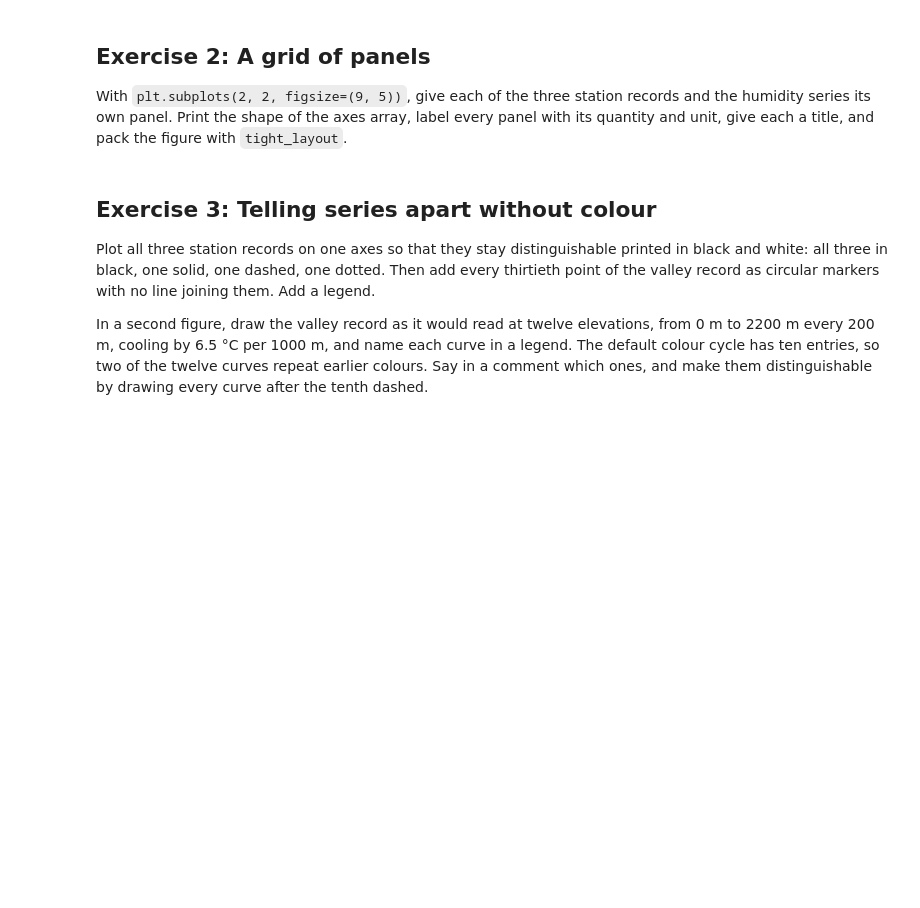
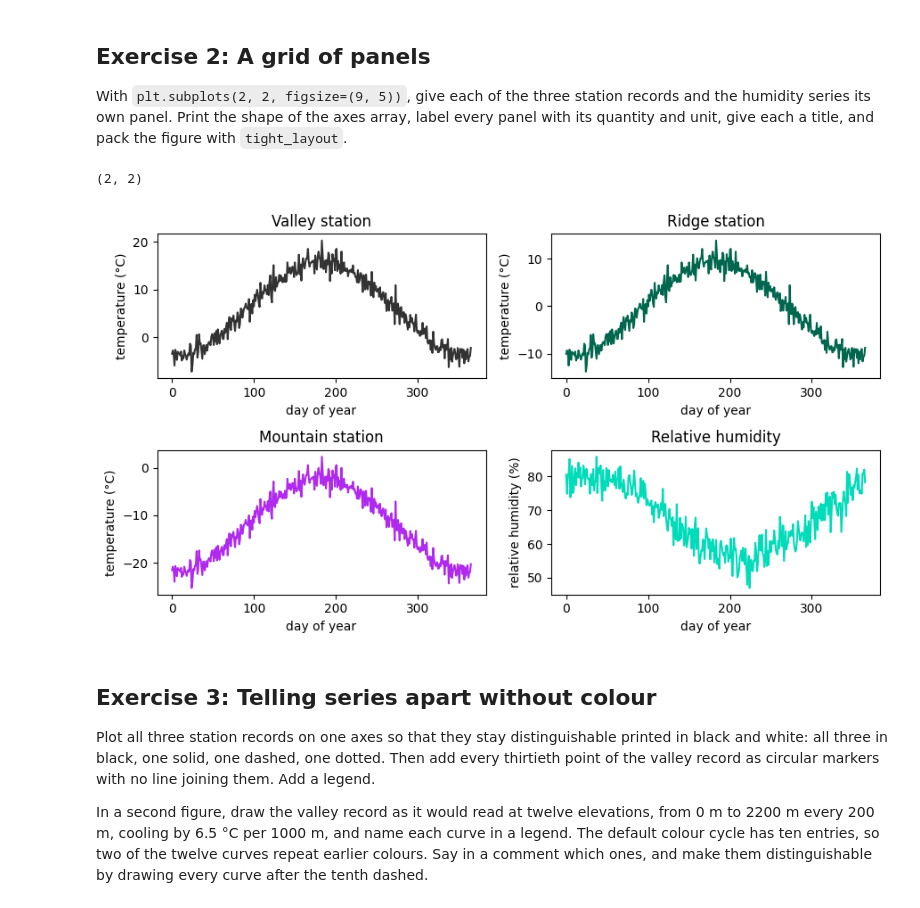
Before and after one commit to Camimichelini0406/2026_Intro_Python, a Jupyter notebook: 1_4_matplotlib_and_xarray_exercises.ipynb, the cells around one changed output. Saved outputs shown, nothing was run; the diff lists cells and outputs as text; code cells hidden in the pictures; blank space fills up the shorter version.

```diff
--- a/1_4_matplotlib_and_xarray_exercises.ipynb
+++ b/1_4_matplotlib_and_xarray_exercises.ipynb
@@ -80,3 +78,36 @@ quantity and unit, give each a title, and pack the figure with `tight_layout`.
+# %%
+fig, axes = plt.subplots(2, 2, figsize=(9, 5))
+print(axes.shape)
+
+# valley
+axes[0,0].plot(days, valley_celsius, color="0.2")
+axes[0,0].set_title("Valley station")
+axes[0,0].set_xlabel("day of year")
+axes[0,0].set_ylabel("temperature (°C)")
+
+# ridge
+axes[0,1].plot(days, ridge_celsius, color=(0, 0.4, 0.3))
+axes[0,1].set_title("Ridge station")
+axes[0,1].set_xlabel("day of year")
+axes[0,1].set_ylabel("temperature (°C)")
+
+# mountain
+axes[1,0].plot(days, mountain_celsius, color="#b029ee")
+axes[1,0].set_title("Mountain station")
+axes[1,0].set_xlabel("day of year")
+axes[1,0].set_ylabel("temperature (°C)")
+
+# humidity
+axes[1,1].plot(days, rh_percent, color="#00dcba")
+axes[1,1].set_title("Relative humidity")
+axes[1,1].set_xlabel("day of year")
+axes[1,1].set_ylabel("relative humidity (%)")
+
+plt.tight_layout()
+plt.show()
+# %% [output]
+(2, 2)
+[figure, added]
 # %% [markdown]
 ## Exercise 3: Telling series apart without colour
 
```
Also changed, not shown: parts of 3 cells of this notebook.
